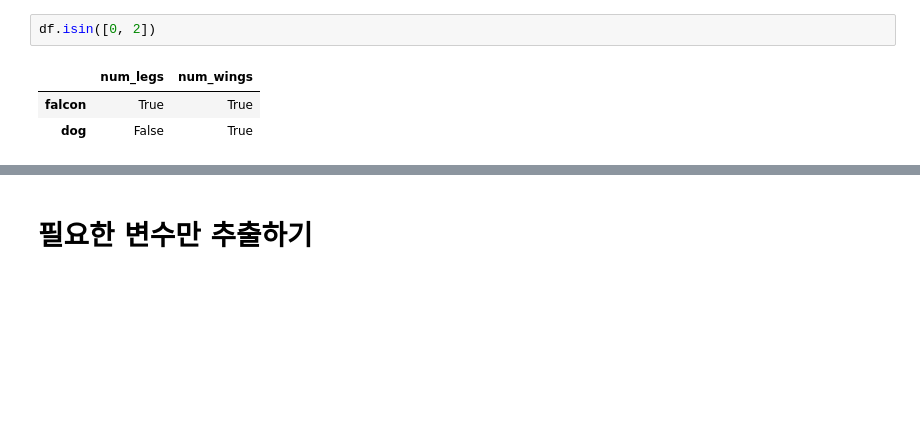
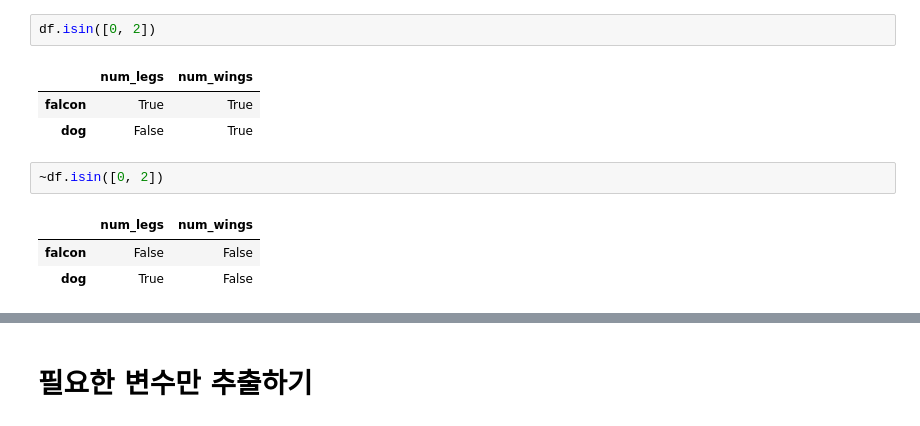
Before and after one commit to hyeonyeongjung/2024-1-my-BDA, a Jupyter notebook: inclass/04w_0326_tue_ch06_dataframe_handling.ipynb, the cells around one changed output, grey strips where cells are left out. Drawn from its saved outputs; the diff is of its cells as text; blank space fills up the shorter version.

```diff
--- a/inclass/04w_0326_tue_ch06_dataframe_handling.ipynb
+++ b/inclass/04w_0326_tue_ch06_dataframe_handling.ipynb
@@ -382,3 +382,9 @@ df.isin([0, 2])
 |  | num_legs | num_wings |
 | falcon | True | True |
 | dog | False | True |
+# %%
+~df.isin([0, 2])
+# %% [output]
+|  | num_legs | num_wings |
+| falcon | False | False |
+| dog | True | False |
```
Also changed, not shown: parts of 8 cells of this notebook.
